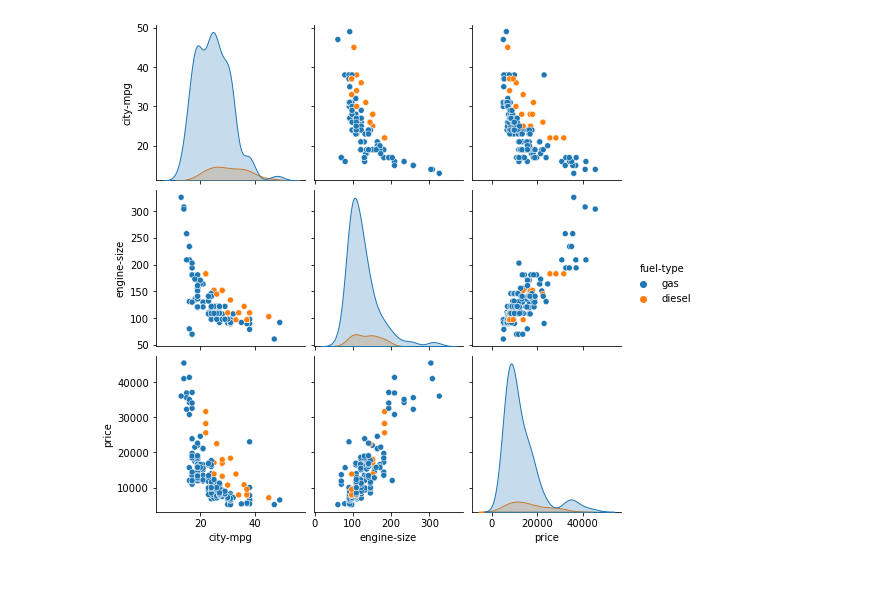
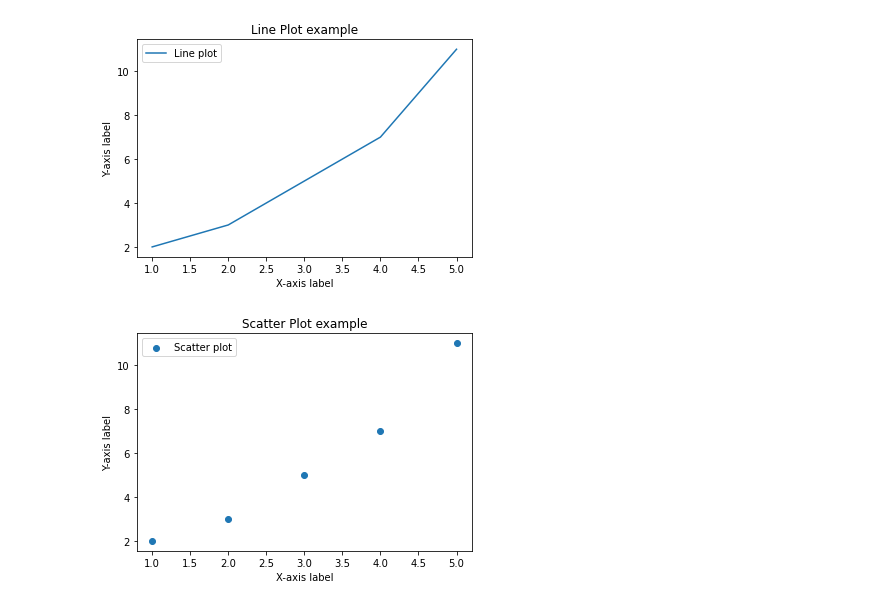
Before and after one commit to Parinita-Jain/AWP, a Jupyter notebook: Visualization.ipynb, the cells around one changed output. Drawn from its saved outputs; the diff is of its cells as text; code cells hidden in the pictures; blank space fills up the shorter version.

```diff
--- a/Visualization.ipynb
+++ b/Visualization.ipynb
@@ -224,6 +0,0 @@ plt.show()
-# %%
-#pairplot
-sns.pairplot(df[['city-mpg',"horsepower","engine-size","price","fuel-type"]],hue='fuel-type')
-plt.show()
-# %% [output]
-[figure, removed]
@@ -229,0 +9,28 @@ plt.show()
+# %%
+# line plot is useful for displaying trends over time or continuous data
+x=[1,2,3,4,5]
+y=[2,3,5,7,11]
+
+plt.plot(x,y,label="Line plot")
+plt.xlabel("X-axis label")
+plt.ylabel("Y-axis label")
+plt.title("Line Plot example")
+plt.legend()
+
+plt.show()
+# %% [output]
+[figure, added]
+# %%
+#Scatter plot :- is useful for dispalying relationship between 2 continuous variables.
+x=[1,2,3,4,5]
+y=[2,3,5,7,11]
+
+plt.scatter(x,y,label="Scatter plot")
+plt.xlabel("X-axis label")
+plt.ylabel("Y-axis label")
+plt.title("Scatter Plot example")
+plt.legend()
+
+plt.show()
+# %% [output]
+[figure, added]
```
Also changed, not shown: parts of 42 cells of this notebook.
